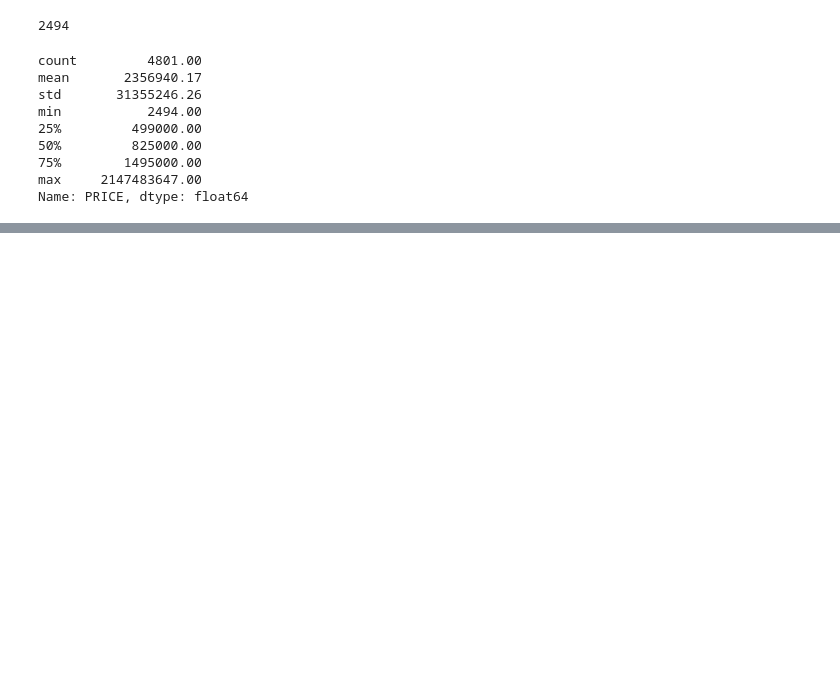
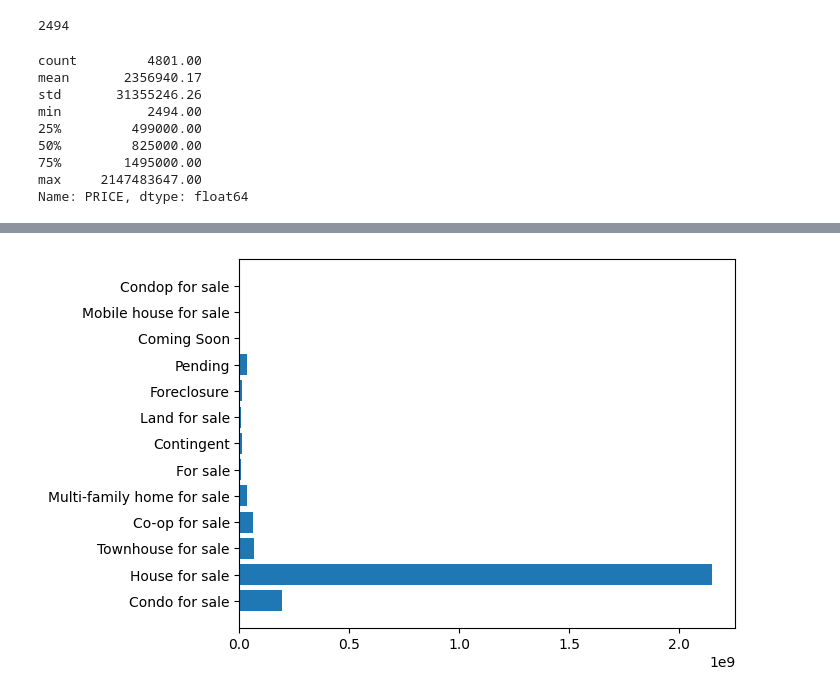
Before and after one commit to Happy4mou/NY-House-Prices-Project, a Jupyter notebook: notebooks/01_data_exploration.ipynb, the cells around one changed output, grey strips where cells are left out. Saved outputs shown, nothing was run; the diff lists cells and outputs as text; code cells hidden in the pictures; blank space fills up the shorter version.

```diff
--- a/notebooks/01_data_exploration.ipynb
+++ b/notebooks/01_data_exploration.ipynb
@@ -121,0 +128,5 @@ Name: PRICE, dtype: float64
+# %%
+plt.barh(new_fd['TYPE'], new_fd['PRICE'])
+plt.show()
+# %% [output]
+[figure, added]
```
Also changed, not shown: parts of 6 cells of this notebook, 1 other file.
